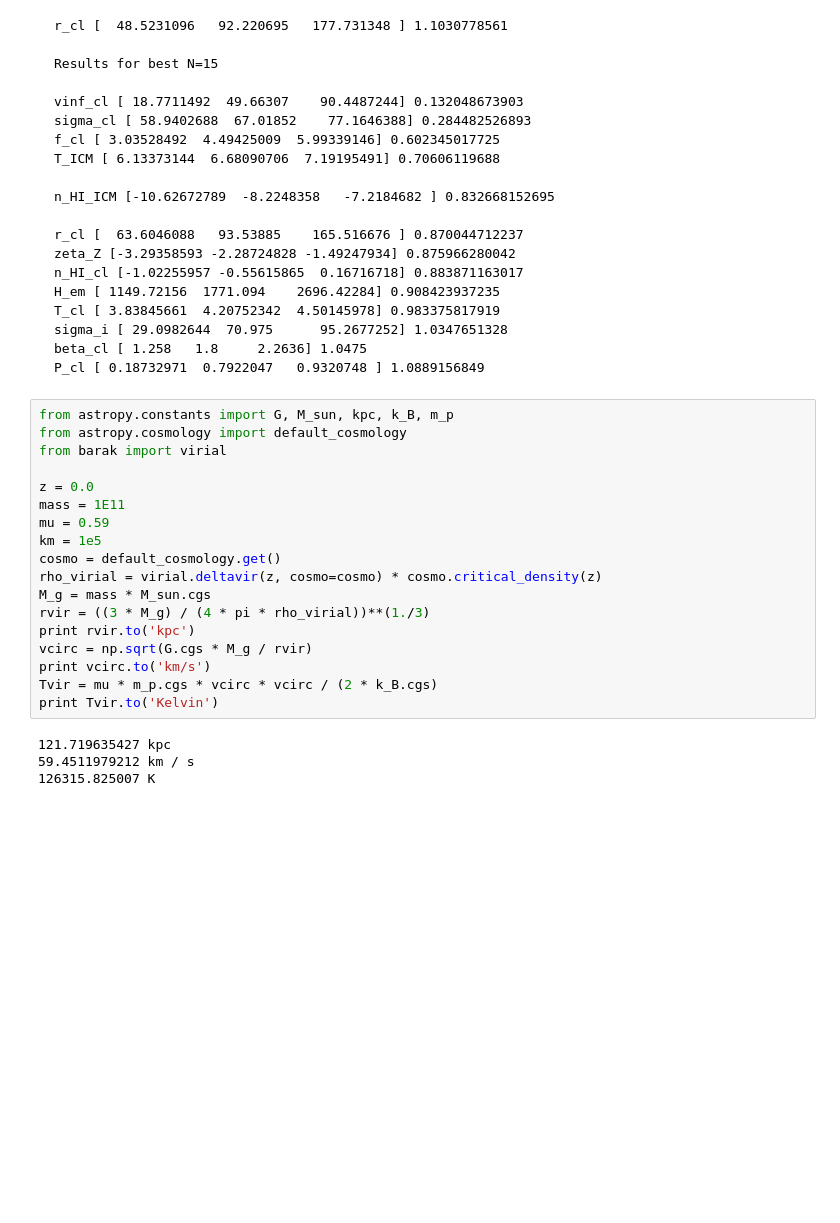
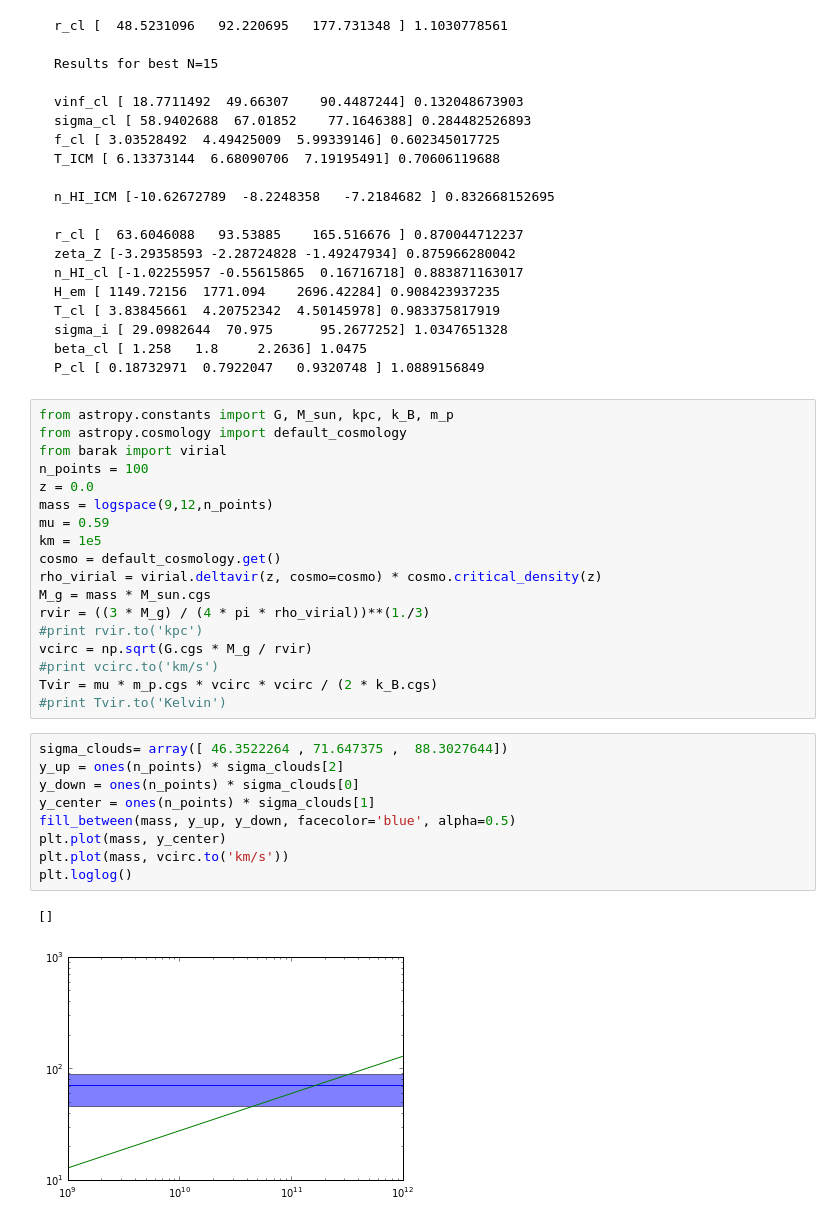
Before and after one commit to astroandes/tololo-lya-fit, a Jupyter notebook: code/multiphase.ipynb, the cells around one changed output. Drawn from its saved outputs; the diff is of its cells as text; blank space fills up the shorter version.

```diff
--- a/code/multiphase.ipynb
+++ b/code/multiphase.ipynb
@@ -192,21 +281,29 @@ P_cl [ 0.18732971  0.7922047   0.9320748 ] 1.0889156849
 from astropy.constants import G, M_sun, kpc, k_B, m_p
 from astropy.cosmology import default_cosmology
 from barak import virial
-
+n_points = 100
 z = 0.0
-mass = 1E11
+mass = logspace(9,12,n_points)
 mu = 0.59
 km = 1e5
 cosmo = default_cosmology.get()
 rho_virial = virial.deltavir(z, cosmo=cosmo) * cosmo.critical_density(z)
 M_g = mass * M_sun.cgs
 rvir = ((3 * M_g) / (4 * pi * rho_virial))**(1./3)
-print rvir.to('kpc')
+#print rvir.to('kpc')
 vcirc = np.sqrt(G.cgs * M_g / rvir)
-print vcirc.to('km/s')
+#print vcirc.to('km/s')
 Tvir = mu * m_p.cgs * vcirc * vcirc / (2 * k_B.cgs)
-print Tvir.to('Kelvin')
+#print Tvir.to('Kelvin')
-# %% [output]
-121.719635427 kpc
-59.4511979212 km / s
-126315.825007 K
+# %%
+sigma_clouds= array([ 46.3522264 , 71.647375 ,  88.3027644])
+y_up = ones(n_points) * sigma_clouds[2]
+y_down = ones(n_points) * sigma_clouds[0]
+y_center = ones(n_points) * sigma_clouds[1]
+fill_between(mass, y_up, y_down, facecolor='blue', alpha=0.5)
+plt.plot(mass, y_center)
+plt.plot(mass, vcirc.to('km/s'))
+plt.loglog()
+# %% [output]
+[]
+[figure, added]
```
Also changed, not shown: parts of 10 cells of this notebook.
